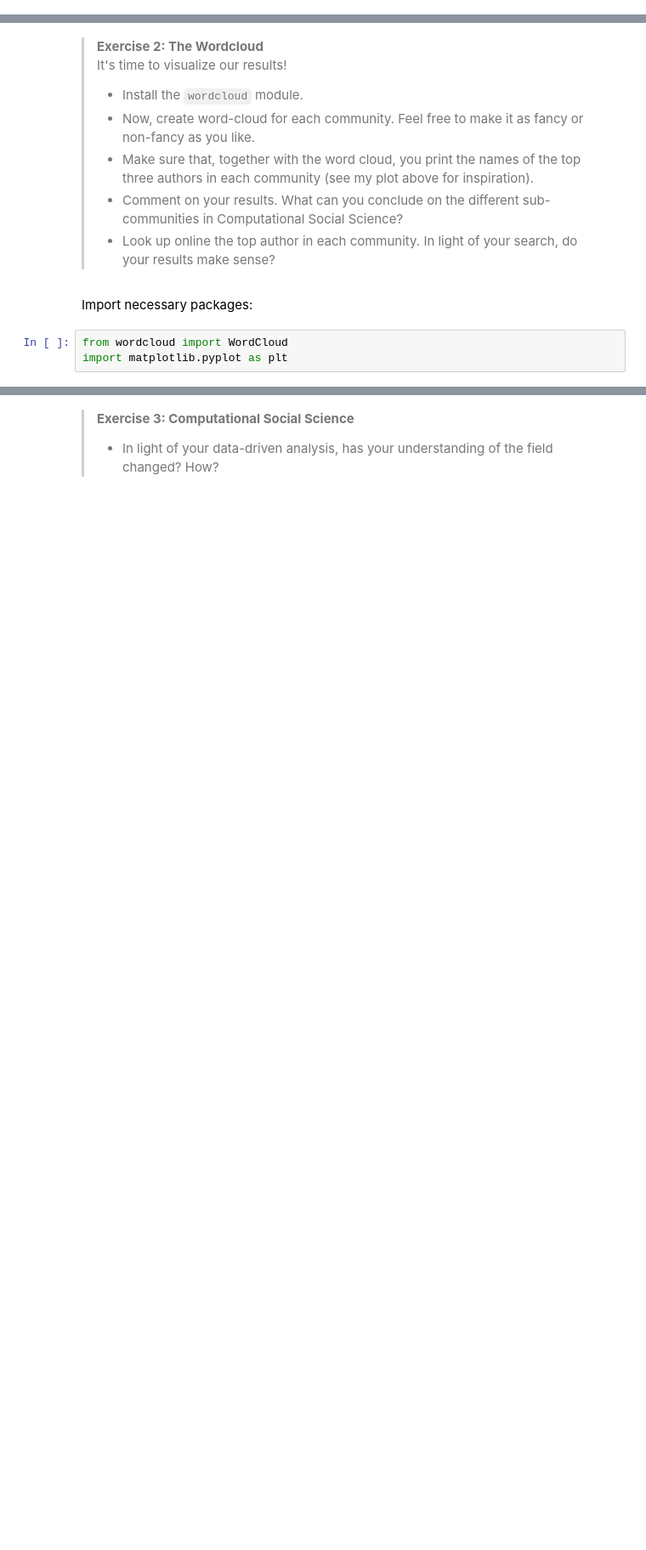
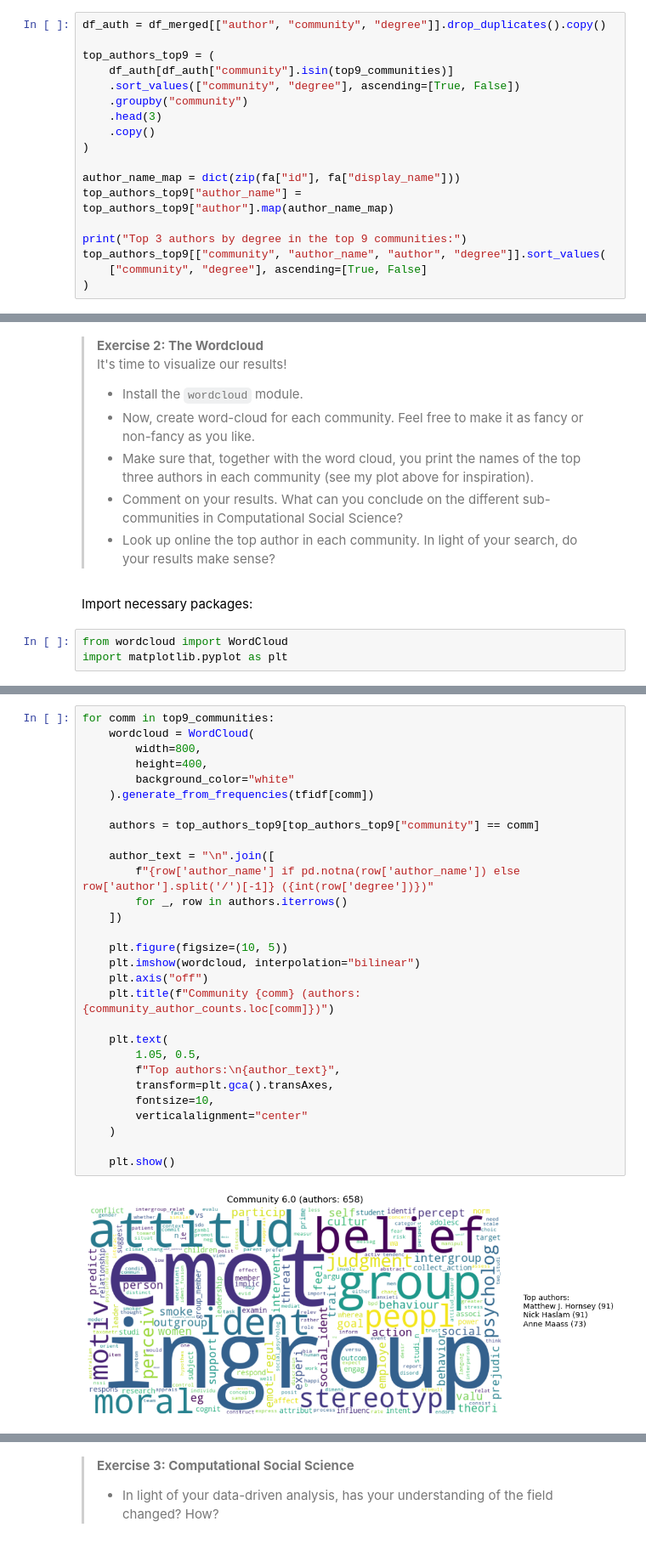
Before and after one commit to Stampe04/CSS_Assignment2, a Jupyter notebook: Assignment2.ipynb, the cells around one changed output, grey strips where cells are left out. Shown at 85% size. Saved outputs shown, nothing was run; the diff lists cells and outputs as text; blank space fills up the shorter version.

```diff
--- a/Assignment2.ipynb
+++ b/Assignment2.ipynb
@@ -612,0 +702,18 @@ tf_table
+# %%
+df_auth = df_merged[["author", "community", "degree"]].drop_duplicates().copy()
+
+top_authors_top9 = (
+    df_auth[df_auth["community"].isin(top9_communities)]
+    .sort_values(["community", "degree"], ascending=[True, False])
+    .groupby("community")
+    .head(3)
+    .copy()
+)
+
+author_name_map = dict(zip(fa["id"], fa["display_name"]))
+top_authors_top9["author_name"] = top_authors_top9["author"].map(author_name_map)
+
+print("Top 3 authors by degree in the top 9 communities:")
+top_authors_top9[["community", "author_name", "author", "degree"]].sort_values(
+    ["community", "degree"], ascending=[True, False]
+)
@@ -670,0 +756,31 @@ for comm in top_communities:
+# %%
+for comm in top9_communities:
+    wordcloud = WordCloud(
+        width=800,
+        height=400,
+        background_color="white"
+    ).generate_from_frequencies(tfidf[comm])
+
+    authors = top_authors_top9[top_authors_top9["community"] == comm]
+
+    author_text = "\n".join([
+        f"{row['author_name'] if pd.notna(row['author_name']) else row['author'].split('/')[-1]} ({int(row['degree'])})"
+        for _, row in authors.iterrows()
+    ])
+
+    plt.figure(figsize=(10, 5))
+    plt.imshow(wordcloud, interpolation="bilinear")
+    plt.axis("off")
+    plt.title(f"Community {comm} (authors: {community_author_counts.loc[comm]})")
+
+    plt.text(
+        1.05, 0.5,
+        f"Top authors:\n{author_text}",
+        transform=plt.gca().transAxes,
+        fontsize=10,
+        verticalalignment="center"
+    )
+
+    plt.show()
+# %% [output]
+[figure, added]
```
Also changed, not shown: parts of 28 cells of this notebook.
